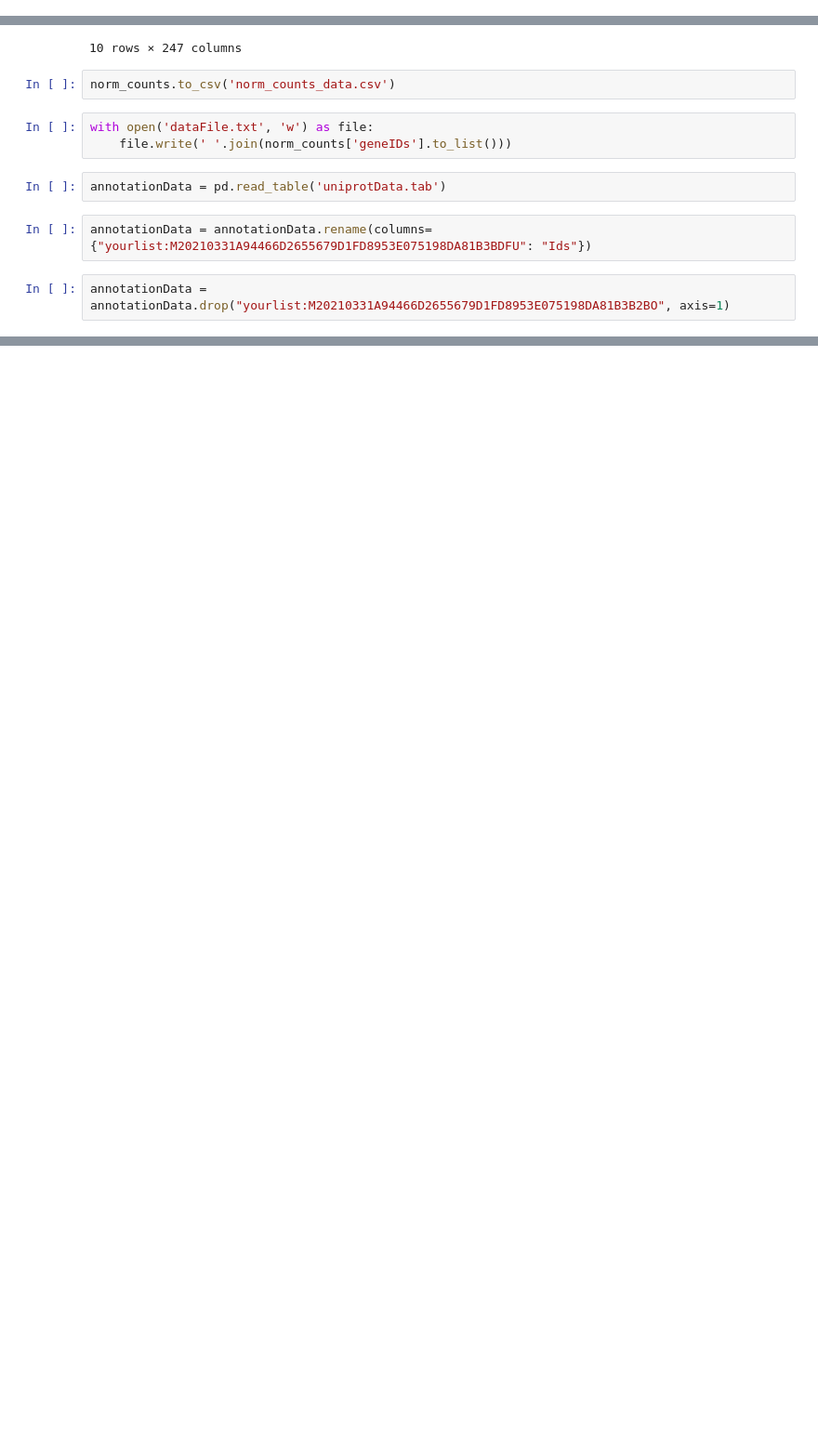
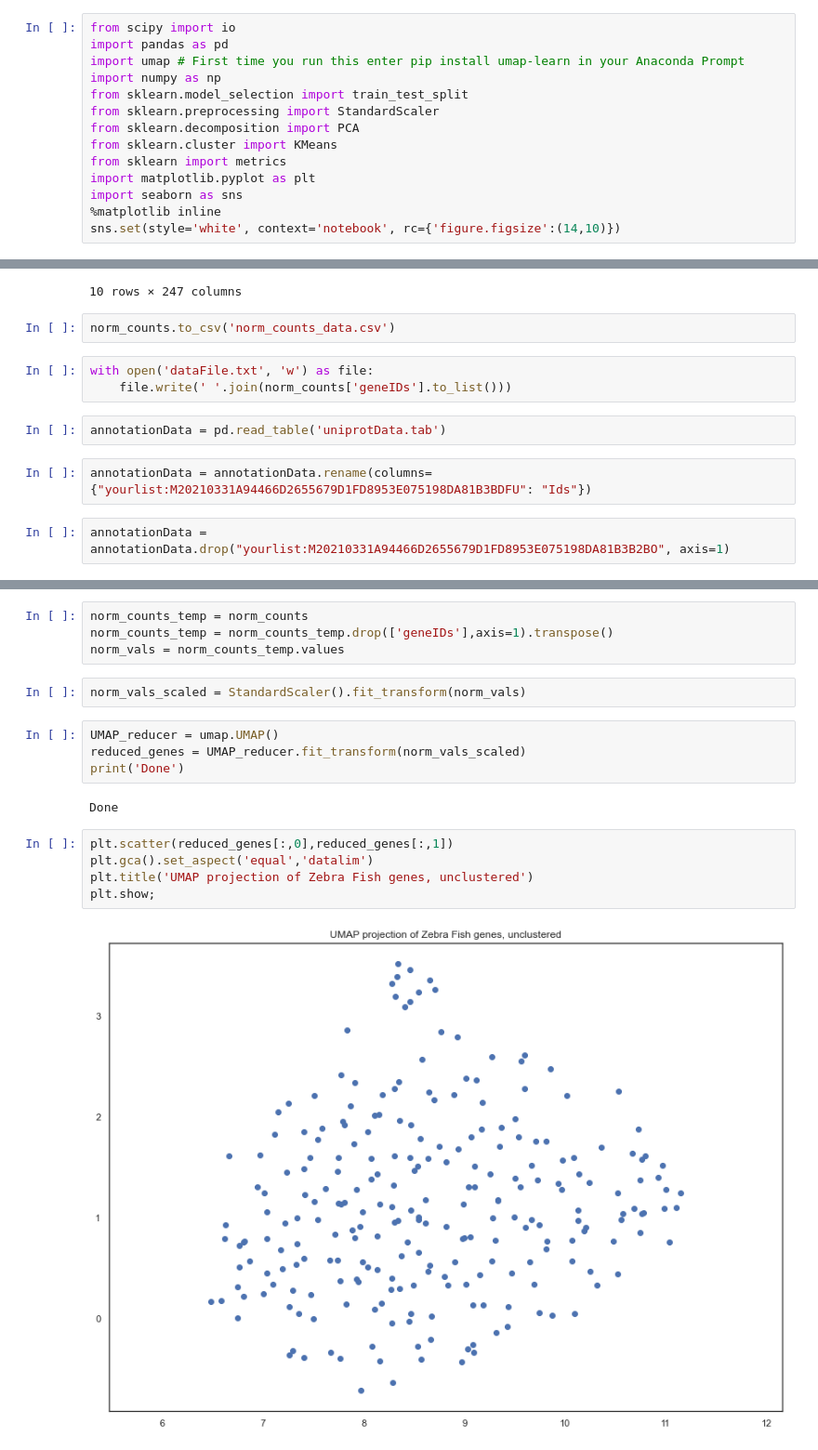
Before and after one commit to noah-pearson/scRNA-seq_Project, a Jupyter notebook: GroupProject.ipynb, the cells around one changed output, grey strips where cells are left out. Shown at 93% size. Cells and saved outputs as stored; diff of their text form; blank space fills up the shorter version.

Commit message:
update GroupProject file to add in the main dataset

```diff
--- a/GroupProject.ipynb
+++ b/GroupProject.ipynb
@@ -1 +41,15 @@
+# %%
+from scipy import io
+import pandas as pd
+import umap # First time you run this enter pip install umap-learn in your Anaconda Prompt
+import numpy as np
+from sklearn.model_selection import train_test_split
+from sklearn.preprocessing import StandardScaler
+from sklearn.decomposition import PCA
+from sklearn.cluster import KMeans
+from sklearn import metrics
+import matplotlib.pyplot as plt
+import seaborn as sns
+%matplotlib inline
+sns.set(style='white', context='notebook', rc={'figure.figsize':(14,10)})
 # %%
@@ -88,0 +158,19 @@ annotationData = annotationData.drop("yourlist:M20210331A94466D2655679D1FD8953E0
+# %%
+norm_counts_temp = norm_counts
+norm_counts_temp = norm_counts_temp.drop(['geneIDs'],axis=1).transpose()
+norm_vals = norm_counts_temp.values
+# %%
+norm_vals_scaled = StandardScaler().fit_transform(norm_vals)
+# %%
+UMAP_reducer = umap.UMAP()
+reduced_genes = UMAP_reducer.fit_transform(norm_vals_scaled)
+print('Done')
+# %% [output]
+Done
+# %%
+plt.scatter(reduced_genes[:,0],reduced_genes[:,1])
+plt.gca().set_aspect('equal','datalim')
+plt.title('UMAP projection of Zebra Fish genes, unclustered')
+plt.show;
+# %% [output]
+[figure, added]
```
Also changed, not shown: parts of 18 cells of this notebook.
